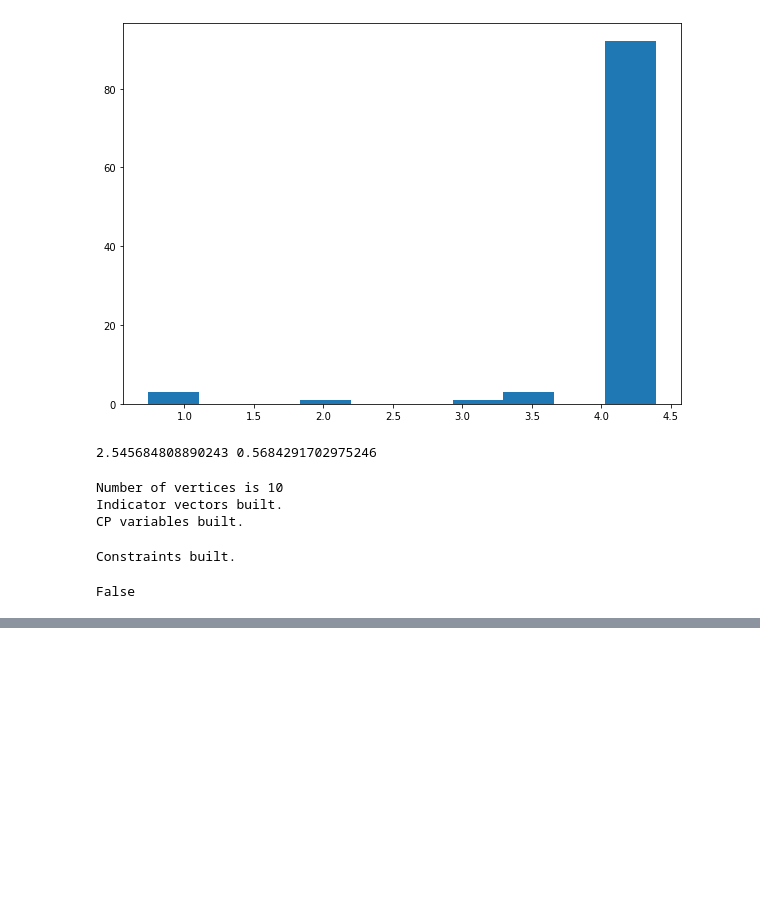
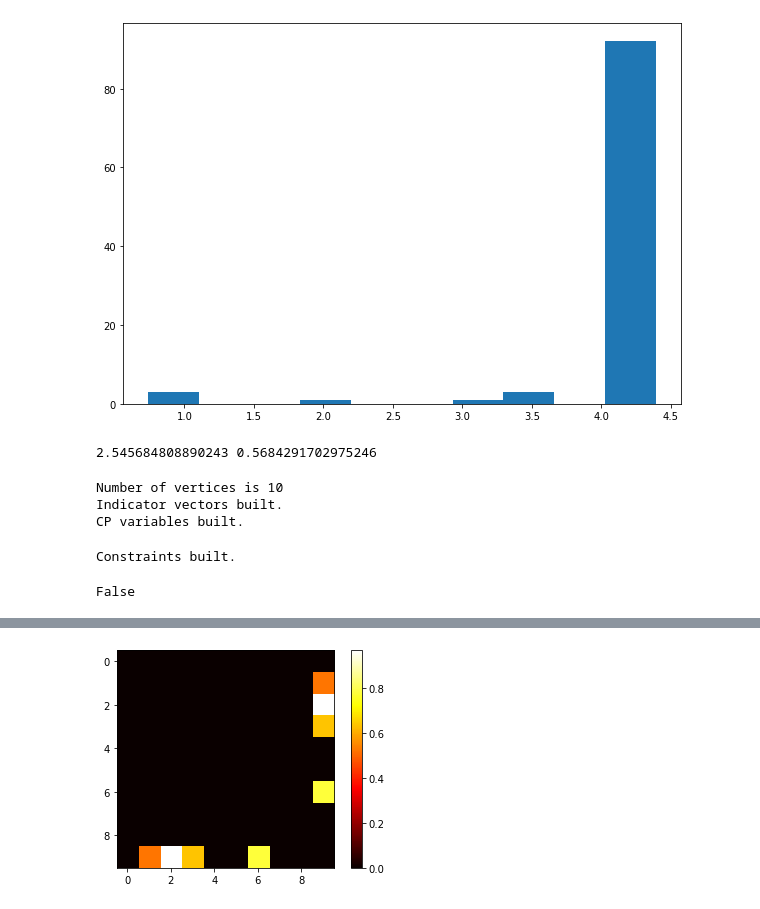
Before and after one commit to SkipMoses/Graph-Learning, a Jupyter notebook: synthetic_binomial_signals.ipynb, the cells around one changed output, grey strips where cells are left out. Drawn from its saved outputs; the diff is of its cells as text; code cells hidden in the pictures; blank space fills up the shorter version.

```diff
--- a/synthetic_binomial_signals.ipynb
+++ b/synthetic_binomial_signals.ipynb
@@ -318,0 +427,12 @@ ValueError: Cannot broadcast dimensions  (50, 10) (10,)
+# %%
+A_bound = A_init
+for i in range(len(A_bound)):
+    for j in range(len(A_bound[i])):
+        if A_bound[i][j] < 0.1:
+            A_bound[i][j] = 0
+# %%
+plt.imshow(A_bound, cmap='hot', interpolation='nearest')
+plt.colorbar()
+plt.show()
+# %% [output]
+[figure, added]
```
Also changed, not shown: parts of 25 cells of this notebook, 24 other files.
